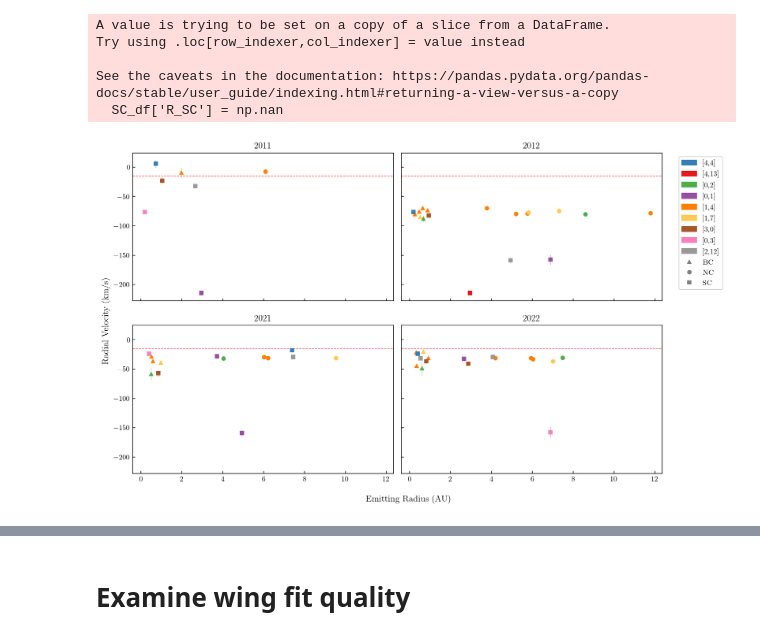
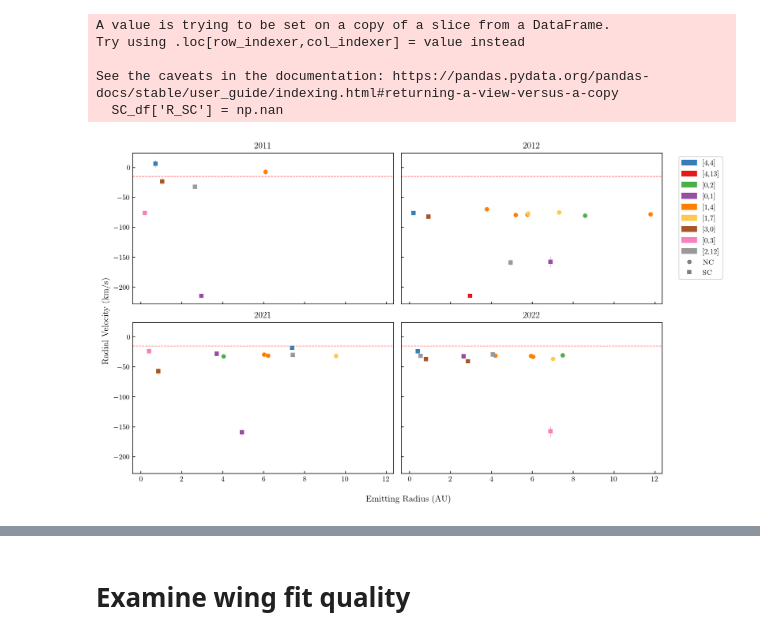
Before and after one commit to PK0207/scripts_by_me, a Jupyter notebook: research24/component_analysis.ipynb, the cells around one changed output, grey strips where cells are left out. Drawn from its saved outputs; the diff is of its cells as text; code cells hidden in the pictures.

```diff
--- a/research24/component_analysis.ipynb
+++ b/research24/component_analysis.ipynb
@@ -714,7 +706,7 @@ def R_H2(fwhm):
     R = ((const.G * M_star) / ((v_rot**2))).decompose()
     return R.to(u.AU)
 # %%
-BC_conf['R_BC'] = np.nan
+#BC_conf['R_BC'] = np.nan
 BC_conf['R_NC'] = np.nan
 
 for transition in BC_conf['transition'].unique():
@@ -722,11 +714,11 @@ for transition in BC_conf['transition'].unique():
     for labline in sub_df['labline'].unique():
         rows = sub_df[sub_df['labline'] == labline]
         for idx, row in rows.iterrows():
-            sigma_BC = row['BC_params']['sigBC'][0]
+            #sigma_BC = row['BC_params']['sigBC'][0]
             sigma_NC = row['NC_params']['sigNC'][0]
-            fwhm_BC = FWHM(sigma_BC, labline)
+            #fwhm_BC = FWHM(sigma_BC, labline)
             fwhm_NC = FWHM(sigma_NC, labline)
-            BC_conf.loc[idx, 'R_BC'] = R_H2(fwhm_BC).value
+            #BC_conf.loc[idx, 'R_BC'] = R_H2(fwhm_BC).value
             BC_conf.loc[idx, 'R_NC'] = R_H2(fwhm_NC).value
 
 SC_df['R_SC'] = np.nan
@@ -759,7 +751,7 @@ unique_transitions = all_df_pruned['transition'].unique()
 color_map = {t: clrs[i] for i, t in enumerate(unique_transitions)}
 
 component_labels = [
-    plt.Line2D([0],[0], marker='^', color='gray', linestyle='', markersize=5, label='BC'),
+    # plt.Line2D([0],[0], marker='^', color='gray', linestyle='', markersize=5, label='BC'),
     plt.Line2D([0],[0], marker='o', color='gray', linestyle='', markersize=5, label='NC'),
     plt.Line2D([0],[0], marker='s', color='gray', linestyle='', markersize=5, label='SC'),
 ]
@@ -770,39 +762,39 @@ ax = np.ravel(axs)
 for i, year in enumerate(sorted(BC_conf['year'].unique())):
 
     # BC
-    bc_year = BC_conf[BC_conf['year'] == year]
-    for idx, (_, row) in enumerate(bc_year.iterrows()):
-        orig_idx = list(BC_conf.index).index(row.name)
-        c = color_map.get(row['transition'], 'gray')
-        ax[i].errorbar(row['R_BC'], BCblueshift[orig_idx], yerr=BCblueshift_err[orig_idx],
-                    marker='^', linestyle='', color=c, elinewidth=0.3, markersize=5)
+    # bc_year = BC_conf[BC_conf['year'] == year]
+    # for idx, (_, row) in enumerate(bc_year.iterrows()):
+    #     orig_idx = list(BC_conf.index).index(row.name)
+    #     c = color_map.get(row['transition'], 'gray')
+    #     ax[i].errorbar(row['R_BC'], BCblueshift[orig_idx], yerr=BCblueshift_err[orig_idx],
+    #                 marker='^', linestyle='', color=c, elinewidth=0.3, markersize=5)
 
     # NC
     nc_year = BC_conf[BC_conf['year'] == year]
     for _, row in nc_year.iterrows():
         orig_idx = list(BC_conf.index).index(row.name)
         c = color_map.get(row['transition'], 'gray')
         ax[i].errorbar(row['R_NC'], NCblueshift[orig_idx], yerr=NCblueshift_err[orig_idx],
                     marker='o', linestyle='', color=c, elinewidth=0.3, markersize=5)
 
     # SC
     sc_year = SC_df[SC_df['year'] == year]
     for _, row in sc_year.iterrows():
         orig_idx = list(SC_df.index).index(row.name)
         c = color_map.get(row['transition'], 'gray')
         ax[i].errorbar(row['R_SC'], SCblueshift[orig_idx], yerr=SCblueshift_err[orig_idx],
                     marker='s', linestyle='', color=c, elinewidth=0.3, markersize=5, alpha=1)
     ax[i].set_title(f"{year}")
     ax[i].axhline(-15, color='red', linestyle='--', linewidth=0.8, alpha=0.7)
     #R_min = R_H2(7.5*(u.km/u.s)*sini).value
     #ax[i].axvline(R_min, color='red', linestyle='--', linewidth=0.8, alpha=0.7, label='COS Resolution Limit')
 
 ax[1].legend(handles=transition_patches + component_labels,
             bbox_to_anchor=(1.05, 1), loc='upper left')
 fig.supxlabel('Emitting Radius (AU)')
 fig.supylabel('Radial Velocity (km/s)')
 plt.tight_layout()
 plt.show()
 # %% [output]
-[figure, old version]
+[figure, new version]
 # %%
```
Also changed, not shown: parts of 5 cells of this notebook, 7 other files.
